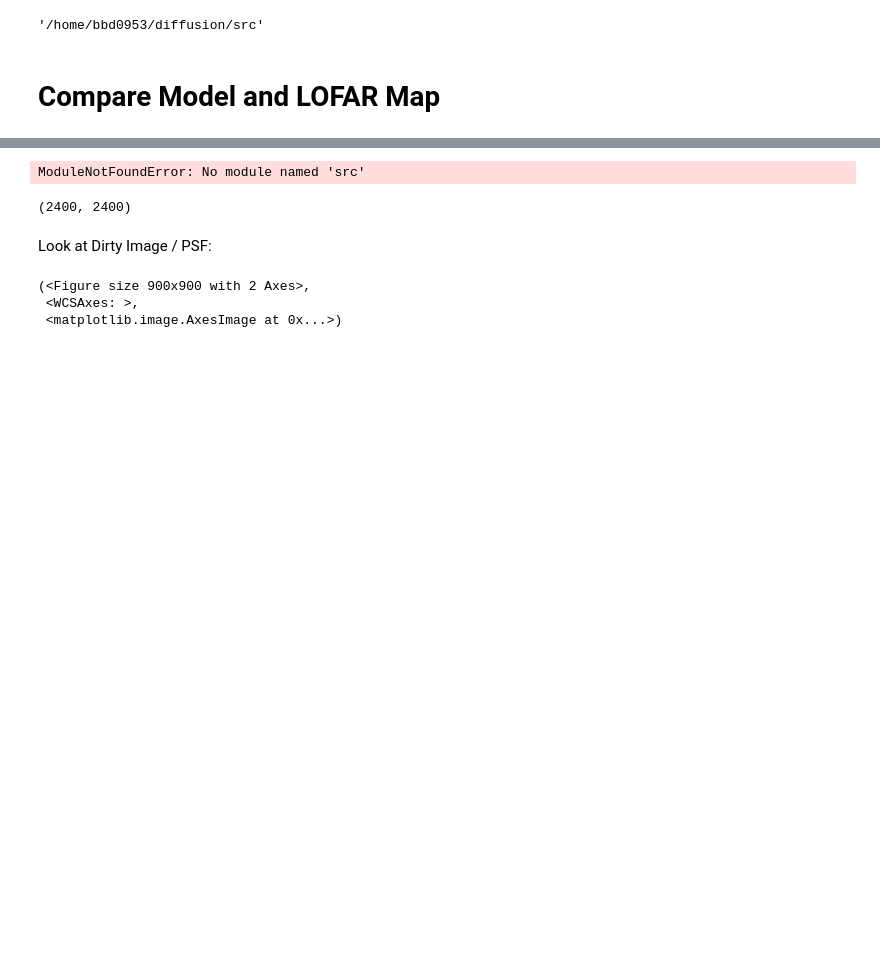
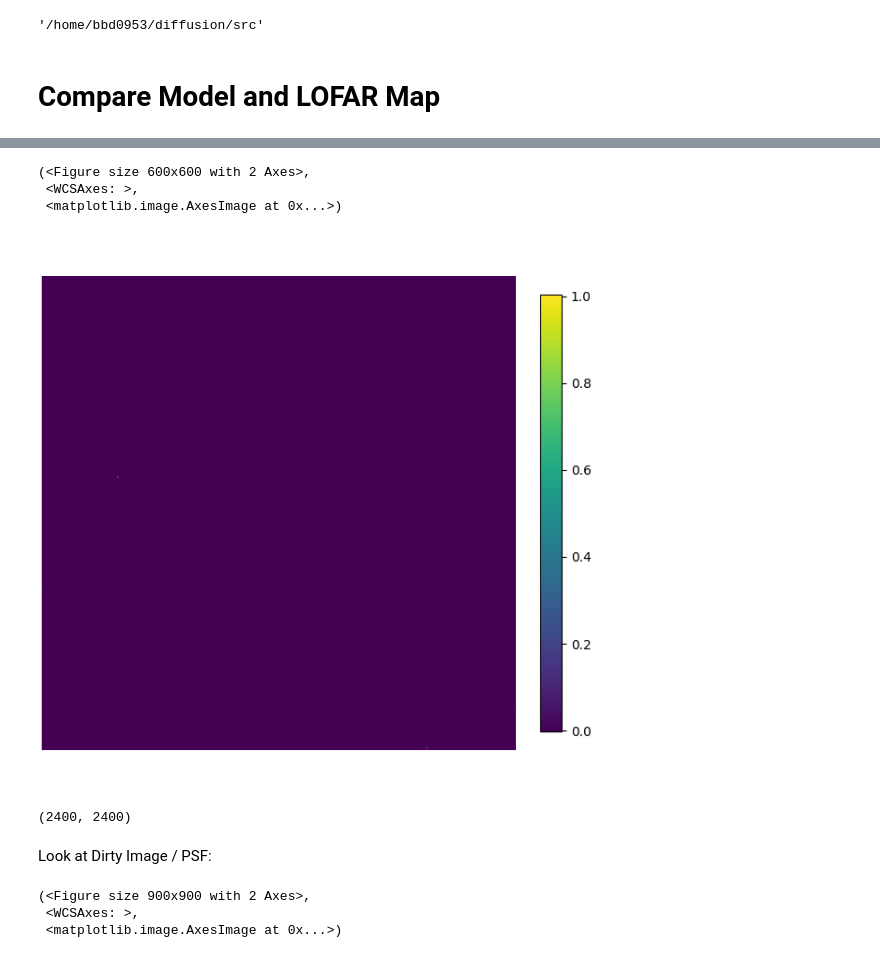
Before and after one commit to tmartinezML/LOFAR-Diffusion, a Jupyter notebook: src/notebooks/sky_maps.ipynb, the cells around one changed output, grey strips where cells are left out. Saved outputs shown, nothing was run; the diff lists cells and outputs as text; code cells hidden in the pictures; blank space fills up the shorter version.

```diff
--- a/src/notebooks/sky_maps.ipynb
+++ b/src/notebooks/sky_maps.ipynb
@@ -52,28 +52,32 @@ mpplt.double_map_plot(
 # %%
 import utils.paths as paths
+reload(paths)
 import plotting.map_plots as mpplt
 reload(mpplt)
 import numpy as np
 
 lotss_file = paths.MOSAIC_DIR / "P202+42/mosaic-blanked.fits"
 lotss_arr, lotss_wcs = get_image(lotss_file)
 
 # Center cutout of 2400x2400 px, initially it is 9320 px
 N = lotss_arr.squeeze().shape[0]
 n1 = (N - 2400) // 2
 n2 = n1 + 2400
 lotss_arr = lotss_arr[n1:n2, n1:n2]
 lotss_arr = np.clip(lotss_arr, -0.0015, lotss_arr.max())
 
 %matplotlib widget
 mpplt.plot_sky_map(
     lotss_arr,
     wcs=lotss_wcs,
     scale_fn=lambda x: x,
     size=(6, 6),
 )
 # %% [output]
-ModuleNotFoundError: No module named 'src'
+(<Figure size 600x600 with 2 Axes>,
+ <WCSAxes: >,
+ <matplotlib.image.AxesImage at 0x...>)
+[figure, added]
 # %%
 lotss_arr.shape
 # %% [output]
```
Also changed, not shown: parts of 22 cells of this notebook, 12 other files.
